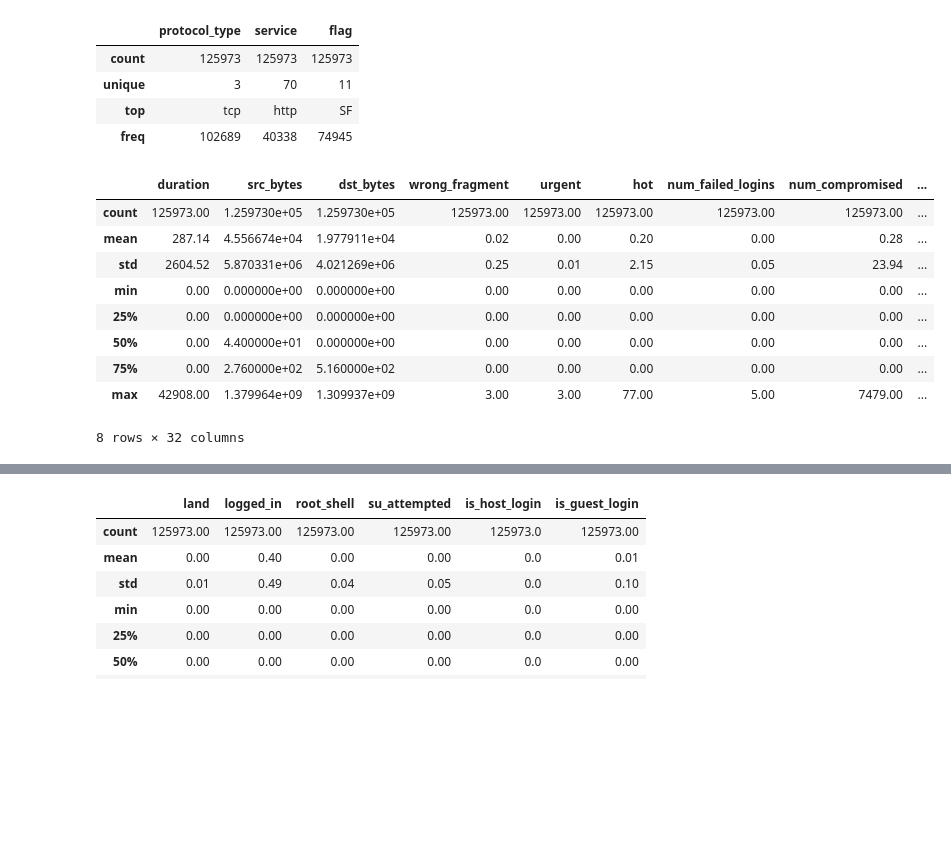
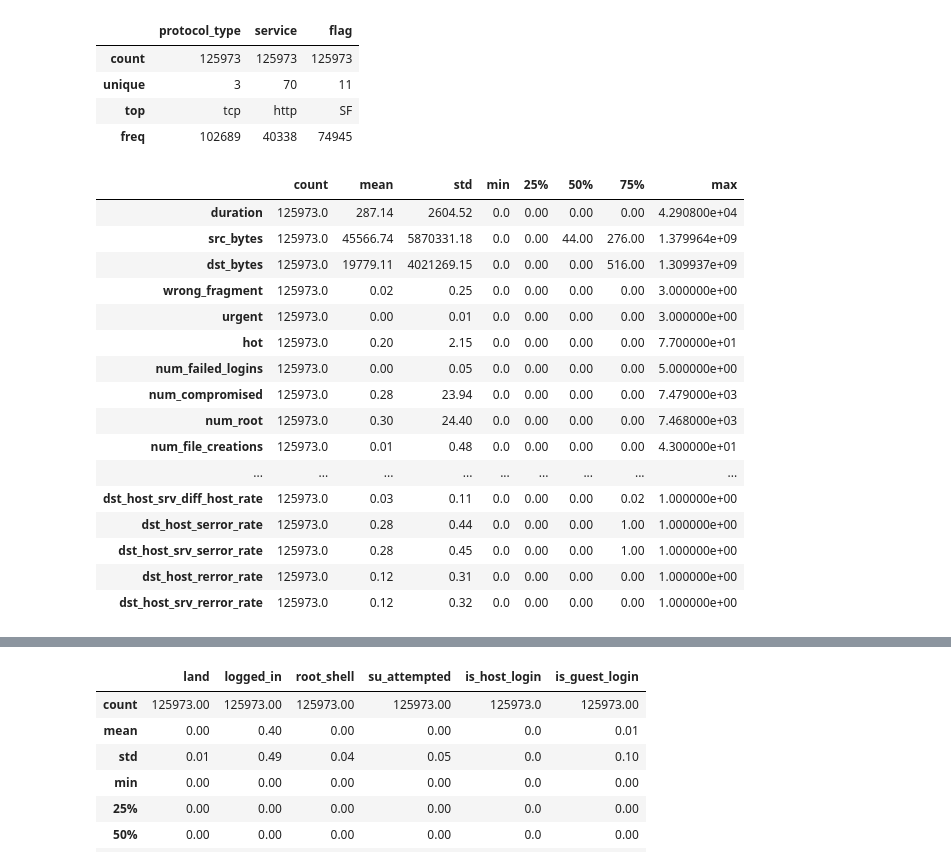
Before and after one commit to super-mar10/network-intrusion-detection, a Jupyter notebook: 1.EDA.ipynb, the cells around one changed output, grey strips where cells are left out. Drawn from its saved outputs; the diff is of its cells as text; code cells hidden in the pictures; blank space fills up the shorter version.

```diff
--- a/Untitled.ipynb
+++ b/1.EDA.ipynb
@@ -196,15 +196,22 @@ train_feature_df.loc[:, train_feature_df.columns.isin(categorical_cols)].describ
 | top | tcp | http | SF |
 | freq | 102689 | 40338 | 74945 |
 # %%
-train_feature_df.loc[:, train_feature_df.columns.isin(numeric_cols)].describe().round(2)
+train_feature_df.loc[:, train_feature_df.columns.isin(numeric_cols)].describe().round(2).transpose()
 # %% [output]
-|  | duration | src_bytes | dst_bytes | wrong_fragment | urgent | hot | num_failed_logins | num_compromised | ... |
-| count | 125973.00 | 1.259730e+05 | 1.259730e+05 | 125973.00 | 125973.00 | 125973.00 | 125973.00 | 125973.00 | ... |
-| mean | 287.14 | 4.556674e+04 | 1.977911e+04 | 0.02 | 0.00 | 0.20 | 0.00 | 0.28 | ... |
-| std | 2604.52 | 5.870331e+06 | 4.021269e+06 | 0.25 | 0.01 | 2.15 | 0.05 | 23.94 | ... |
-| min | 0.00 | 0.000000e+00 | 0.000000e+00 | 0.00 | 0.00 | 0.00 | 0.00 | 0.00 | ... |
-| 25% | 0.00 | 0.000000e+00 | 0.000000e+00 | 0.00 | 0.00 | 0.00 | 0.00 | 0.00 | ... |
-| 50% | 0.00 | 4.400000e+01 | 0.000000e+00 | 0.00 | 0.00 | 0.00 | 0.00 | 0.00 | ... |
-| 75% | 0.00 | 2.760000e+02 | 5.160000e+02 | 0.00 | 0.00 | 0.00 | 0.00 | 0.00 | ... |
-| max | 42908.00 | 1.379964e+09 | 1.309937e+09 | 3.00 | 3.00 | 77.00 | 5.00 | 7479.00 | ... |
+|  | count | mean | std | min | 25% | 50% | 75% | max |
+| duration | 125973.0 | 287.14 | 2604.52 | 0.0 | 0.00 | 0.00 | 0.00 | 4.290800e+04 |
+| src_bytes | 125973.0 | 45566.74 | 5870331.18 | 0.0 | 0.00 | 44.00 | 276.00 | 1.379964e+09 |
+| dst_bytes | 125973.0 | 19779.11 | 4021269.15 | 0.0 | 0.00 | 0.00 | 516.00 | 1.309937e+09 |
+| wrong_fragment | 125973.0 | 0.02 | 0.25 | 0.0 | 0.00 | 0.00 | 0.00 | 3.000000e+00 |
+| urgent | 125973.0 | 0.00 | 0.01 | 0.0 | 0.00 | 0.00 | 0.00 | 3.000000e+00 |
+| hot | 125973.0 | 0.20 | 2.15 | 0.0 | 0.00 | 0.00 | 0.00 | 7.700000e+01 |
+| num_failed_logins | 125973.0 | 0.00 | 0.05 | 0.0 | 0.00 | 0.00 | 0.00 | 5.000000e+00 |
+| num_compromised | 125973.0 | 0.28 | 23.94 | 0.0 | 0.00 | 0.00 | 0.00 | 7.479000e+03 |
+| num_root | 125973.0 | 0.30 | 24.40 | 0.0 | 0.00 | 0.00 | 0.00 | 7.468000e+03 |
+| num_file_creations | 125973.0 | 0.01 | 0.48 | 0.0 | 0.00 | 0.00 | 0.00 | 4.300000e+01 |
+| ... | ... | ... | ... | ... | ... | ... | ... | ... |
+| dst_host_srv_diff_host_rate | 125973.0 | 0.03 | 0.11 | 0.0 | 0.00 | 0.00 | 0.02 | 1.000000e+00 |
+| dst_host_serror_rate | 125973.0 | 0.28 | 0.44 | 0.0 | 0.00 | 0.00 | 1.00 | 1.000000e+00 |
+| dst_host_srv_serror_rate | 125973.0 | 0.28 | 0.45 | 0.0 | 0.00 | 0.00 | 1.00 | 1.000000e+00 |
+| dst_host_rerror_rate | 125973.0 | 0.12 | 0.31 | 0.0 | 0.00 | 0.00 | 0.00 | 1.000000e+00 |
+| dst_host_srv_rerror_rate | 125973.0 | 0.12 | 0.32 | 0.0 | 0.00 | 0.00 | 0.00 | 1.000000e+00 |
-8 rows × 32 columns
```
Also changed, not shown: parts of 4 cells of this notebook.
